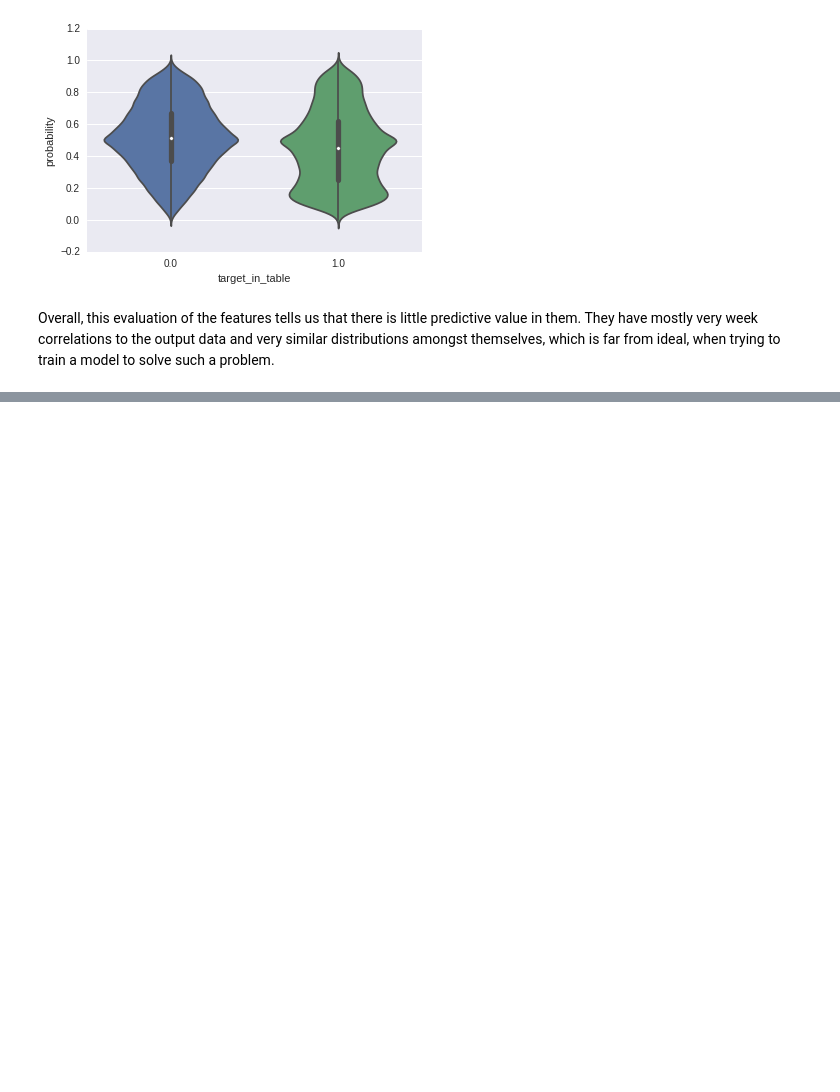
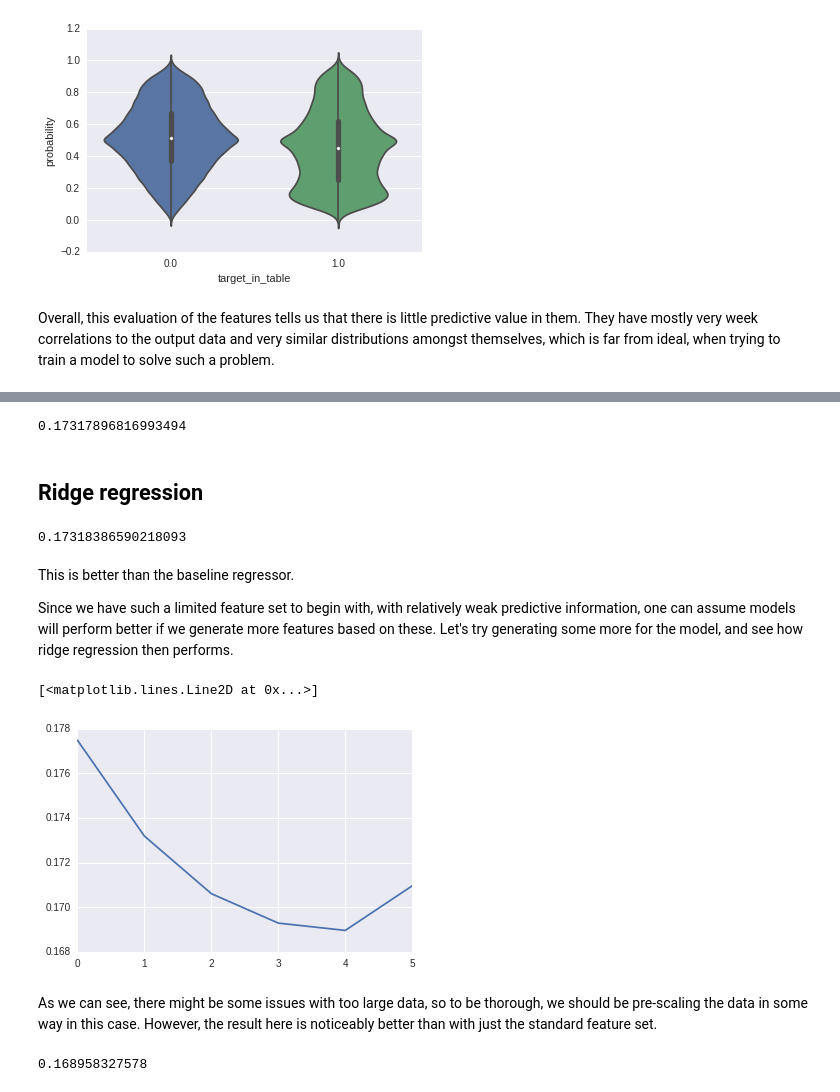
Before and after one commit to semplea/wiki-linkprob, a Jupyter notebook: Wikipedia pages.ipynb, the cells around one changed output, grey strips where cells are left out. Cells and saved outputs as stored; diff of their text form; code cells hidden in the pictures; blank space fills up the shorter version.

```diff
--- a/Wikipedia pages.ipynb
+++ b/Wikipedia pages.ipynb
@@ -210 +229,3 @@ Overall, this evaluation of the features tells us that there is little predictiv
+# %%
+X_train, X_test, y_train, y_test = train_test_split(X, y, random_state=0)
 # %% [markdown]
@@ -216,2 +234,5 @@ from sklearn.dummy import DummyRegressor
 # %%
 dummy = DummyRegressor(strategy='constant', constant=0.5)
+dummy.fit(X_train, y_train)
+y_pred = dummy.predict(X_test)
+mean_absolute_error(y_test, y_pred)
@@ -217,0 +248,40 @@ dummy = DummyRegressor(strategy='constant', constant=0.5)
+# %%
+reg = SGDRegressor(loss='huber', n_iter=50)
+reg.fit(scale(X_train), y_train)
+y_pred = reg.predict(scale(X_test))
+mean_absolute_error(y_test, y_pred)
+# %% [output]
+0.17317896816993494
+# %% [markdown]
+## Ridge regression
+# %%
+reg = Ridge()
+reg.fit(scale(X_train), y_train)
+y_pred = reg.predict(scale(X_test))
+mean_absolute_error(y_test, y_pred)
+# %% [output]
+0.17318386590218093
+# %% [markdown]
+This is better than the baseline regressor.
+
+Since we have such a limited feature set to begin with, with relatively weak predictive information, one can assume models will perform better if we generate more features based on these. Let's try generating some more for the model, and see how ridge regression then performs.
+# %%
+reg = Ridge()
+mae = []
+for i in range(0,6):
+    poly_X = PolynomialFeatures(i).fit_transform(X)
+    X_train, X_test, y_train, y_test = train_test_split(poly_X, y, random_state=0)
+    reg.fit(scale(X_train), y_train)
+    y_pred = reg.predict(scale(X_test))
+    mae.append(mean_absolute_error(y_test, y_pred))
+
+plt.plot(mae)
+# %% [output]
+[<matplotlib.lines.Line2D at 0x...>]
+[figure, added]
+# %% [markdown]
+As we can see, there might be some issues with too large data, so to be thorough, we should be pre-scaling the data in some way in this case. However, the result here is noticeably better than with just the standard feature set.
+# %%
+print(mae[4])
+# %% [output]
+0.168958327578
```
Also changed, not shown: parts of 23 cells of this notebook.
